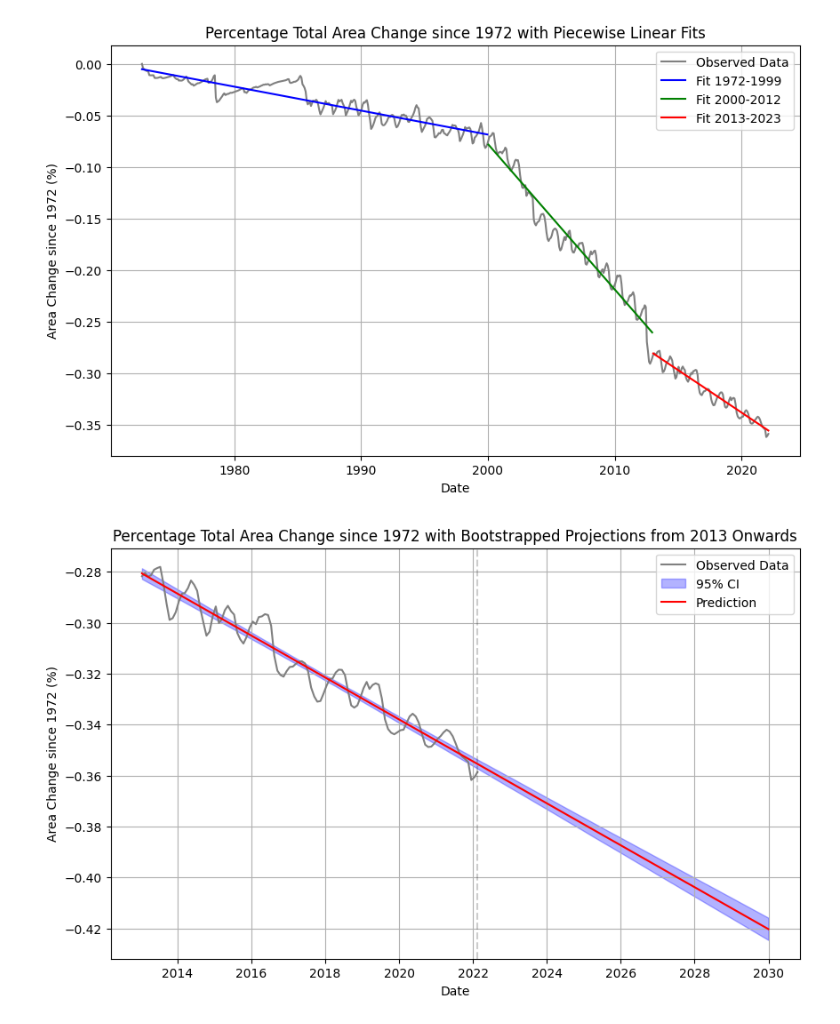
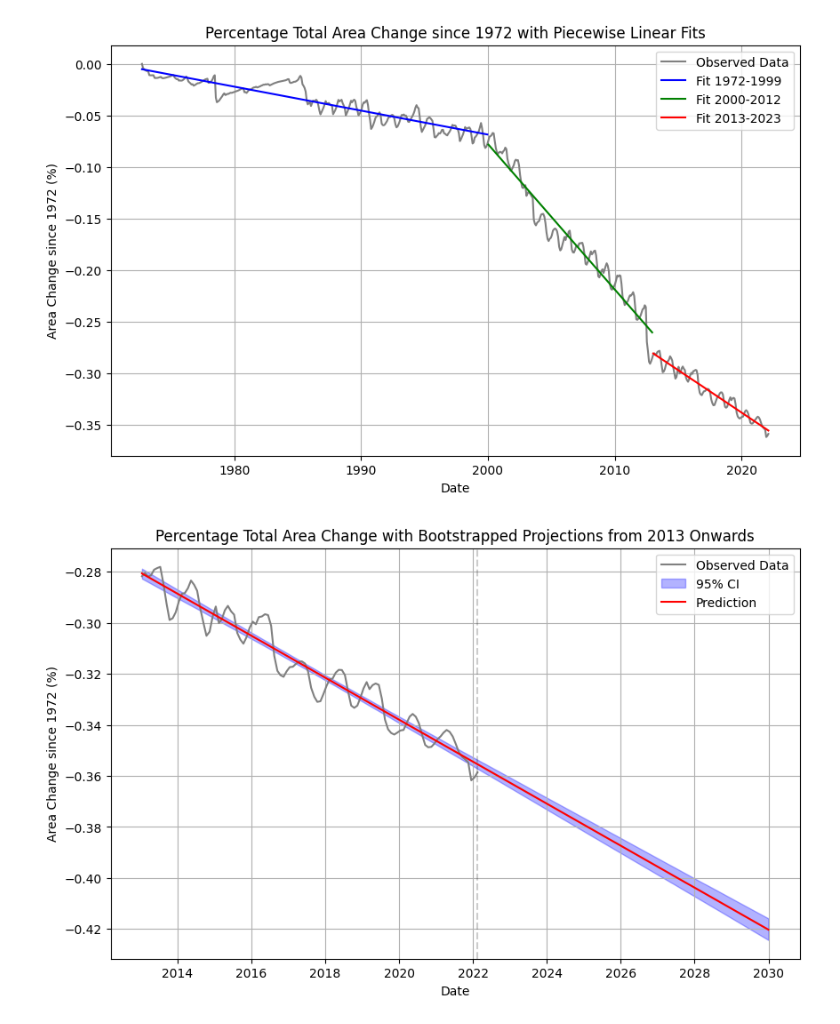
Before and after one commit to joelbarron06/ESDA2_Project, a Jupyter notebook: code_appendix.ipynb, the cells around one changed output. Drawn from its saved outputs; the diff is of its cells as text; code cells hidden in the pictures.

```diff
--- a/code_appendix.ipynb
+++ b/code_appendix.ipynb
@@ -692,35 +759,35 @@ plt.show()
 future_dates = pd.date_range(start=pct_loss_2013_2023.index[-1], end='2030-01-01', freq='ME')
 plot_dates = pct_loss_2013_2023.index.append(future_dates)
 
 # create linear model
 m, b = np.polyfit(mdates.date2num(pct_loss_2013_2023.index), pct_loss_2013_2023.values, 1)
 prediction = m*mdates.date2num(plot_dates) + b
 
 # bootstrap for model uncertainty
 # draw 1000 bootstrap replicates
 x = mdates.date2num(pct_loss_2013_2023.index)
 y = pct_loss_2013_2023.values
 bs_slope_reps, bs_intercept_reps = draw_bs_pairs_linreg(x, y, size=1000)
 
 # predict and get confidence intervals
 bs_predictions = np.array([bs_slope_reps[i]*mdates.date2num(plot_dates) + bs_intercept_reps[i] for i in range(1000)])
 ci_95 = np.percentile(bs_predictions, [2.5, 97.5], axis=0)
 
 
 # plot bootstrap lines
 plt.figure(figsize=(10,6))
 plt.plot(pct_loss_2013_2023.index, pct_loss_2013_2023.values, label='Observed Data', color='grey')
 plt.fill_between(plot_dates, ci_95[0], ci_95[1], color='blue', alpha=0.3, label='95% CI')
 plt.axvline(pct_loss_2013_2023.index[-1], color='black', alpha=0.2, linestyle='--')
 plt.plot(plot_dates, prediction, color='red', label='Prediction')
 plt.xlabel('Date')
 plt.ylabel('Area Change since 1972 (%)')
-plt.title('Percentage Total Area Change since 1972 with Bootstrapped Projections from 2013 Onwards')
+plt.title('Percentage Total Area Change with Bootstrapped Projections from 2013 Onwards')
 plt.grid()
 plt.legend()
 plt.show()
 # %% [output]
-[figure, old version]
+[figure, new version]
 # %%
 # stats by 2030
 pred_2030 = prediction[-1]
```
Also changed, not shown: parts of 7 cells of this notebook.
